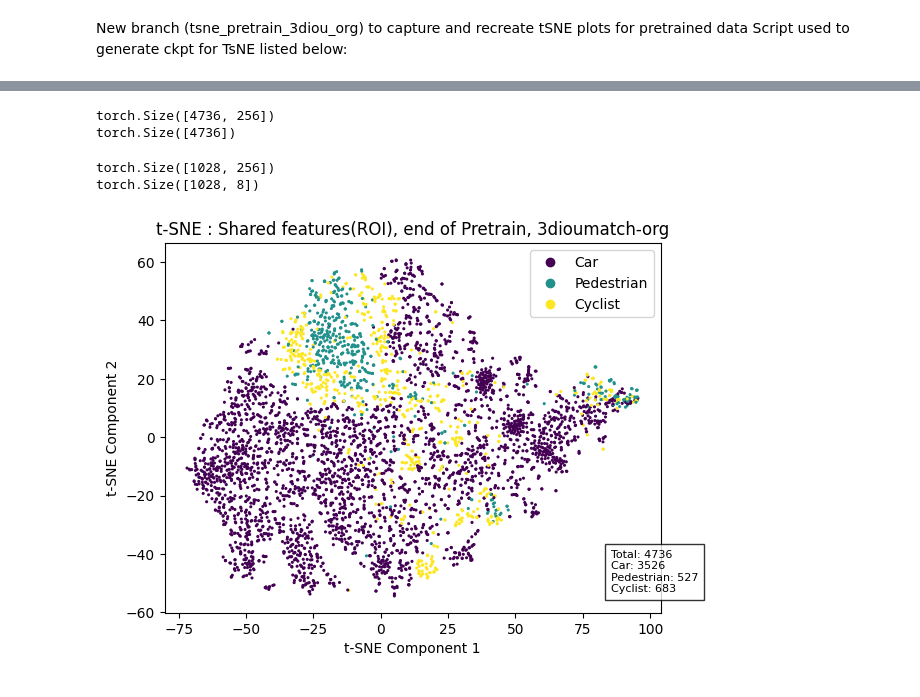
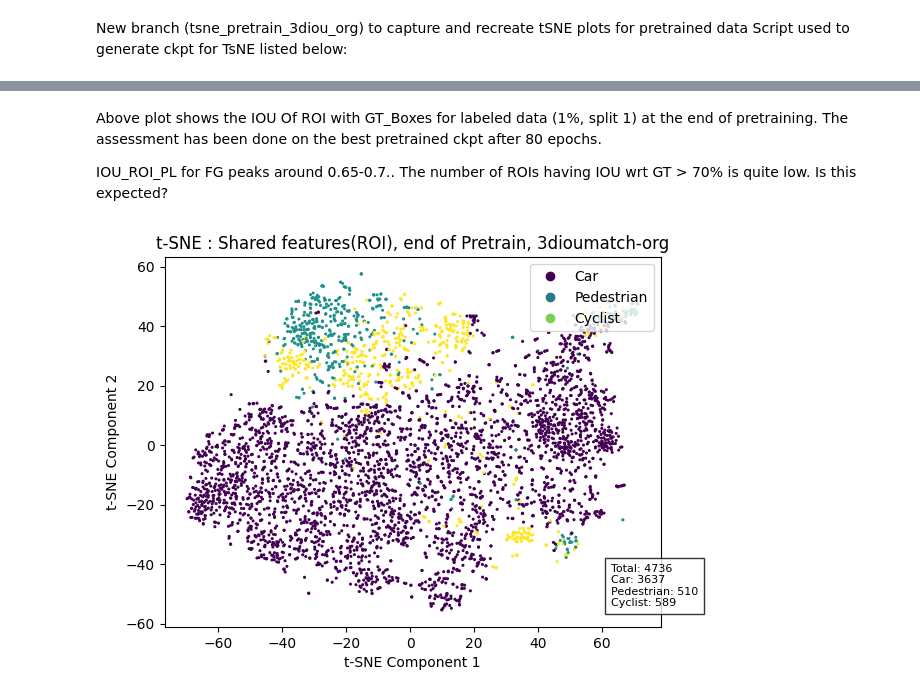
Before and after one commit to adv010/OpenPCDet, a Jupyter notebook: Feature_analysis_Tsne_pretrain.ipynb, the cells around one changed output, grey strips where cells are left out. Cells and saved outputs as stored; diff of their text form; code cells hidden in the pictures.

```diff
--- a/Feature_analysis_Tsne_pretrain.ipynb
+++ b/Feature_analysis_Tsne_pretrain.ipynb
@@ -7,7 +7,7 @@ import torch
 import numpy as np
 import pickle
 
-pkl_path =  '/mnt/data/adat01/adv_OpenPCDet/output/cfgs/kitti_models/pv_rcnn/tsne_pretrain_pvrcnn/tsne_scores_14042024_masked.pkl'
+pkl_path =  '/mnt/data/adat01/adv_OpenPCDet/output/cfgs/kitti_models/pv_rcnn/tsne_pretrain_pvrcnn/new.pkl'
 
 # Load data from pickle file
 with open(pkl_path, 'rb') as f:
@@ -60,3 +148,7 @@ len(pretrained_data['roi_scores'])
+# %% [markdown]
+Above plot shows the IOU Of ROI with GT_Boxes for labeled data (1%, split 1) at the end of pretraining. The assessment has been done on the best pretrained ckpt after 80 epochs.
+
+IOU_ROI_PL for FG peaks around 0.65-0.7.. The number of ROIs having IOU wrt GT > 70% is quite low. Is this expected?
 # %%
 shared_features_list = pretrained_data['shared_features']
 # Shared_features_list contains data for ROIs
@@ -66,9 +158,6 @@ ft_sh = ft_sh.squeeze()
 print(ft_sh.shape)
 roi_classes =  torch.tensor(pretrained_data['class_labels'])
 print(roi_classes.shape)
-# %% [output]
-torch.Size([4736, 256])
-torch.Size([4736])
 # %%
 shared_features_gt_list = pretrained_data['shared_features_gt']
 # Shared_features_list contains data for ROIs
@@ -77,9 +166,6 @@ ft_sh_gt = torch.cat(unsqueezed_tensors, dim=0)
 print(ft_sh_gt.shape)
 gt_classes =  torch.tensor(pretrained_data['gt_boxes'])
 print(gt_classes.shape)
-# %% [output]
-torch.Size([1028, 256])
-torch.Size([1028, 8])
 # %%
 selected_sh = ft_sh
 selected_roi_classes = roi_classes -1
@@ -88,37 +226,39 @@ import numpy as np
 import matplotlib.pyplot as plt
 from sklearn.manifold import TSNE
 from sklearn.preprocessing import StandardScaler
+
+obj_scores = pretrained_data['obj_scores']
 
 # Create a sample dataset
 x = selected_sh.cpu().numpy()
 y = selected_roi_classes.cpu().numpy().astype(int)
 
 # Normalize the features
 scaler = StandardScaler()
 x_normalized = scaler.fit_transform(x)
 
 # Perform t-SNE on normalized features
 tsne = TSNE(n_components=2, perplexity=30, learning_rate='auto', n_iter=1000, random_state=0)
 x_tsne = tsne.fit_transform(x_normalized)
 
 # Create a scatter plot with colored points based on labels
 scatter = plt.scatter(x_tsne[:, 0], x_tsne[:, 1], c=y, cmap='viridis', s=1.5)
 plt.xlabel('t-SNE Component 1')
 plt.ylabel('t-SNE Component 2')
 plt.title('t-SNE : Shared features(ROI), end of Pretrain, 3dioumatch-org')
 
 # Add legend
 class_names = ['Car', 'Pedestrian', 'Cyclist']
-handles, _ = scatter.legend_elements(num=np.unique(y))
+handles, _ = scatter.legend_elements(num=len(class_names))
 legend = plt.legend(handles, class_names, loc='upper right')
 
 # Add a box showing occurrences of each class
 class_counts = np.bincount(y)
 total_count = np.sum(class_counts)
 class_counts_str =  [f"Total: {total_count}"] + [f"{class_name}: {count}" for class_name, count in zip(class_names, class_counts)]
 occurrences_text = '\n'.join(class_counts_str)
 plt.text(0.9, 0.05, occurrences_text, transform=plt.gca().transAxes, fontsize=8, verticalalignment='bottom', bbox=dict(facecolor='white', alpha=0.8))
 
 plt.show()
 # %% [output]
-[figure, old version]
+[figure, new version]
```
Also changed, not shown: parts of 22 cells of this notebook, 1 other file.
